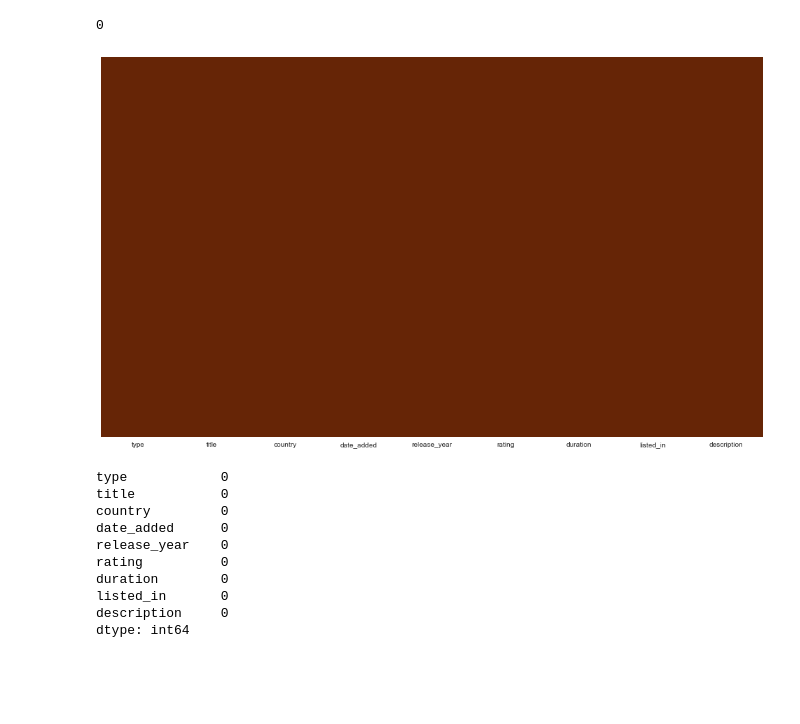
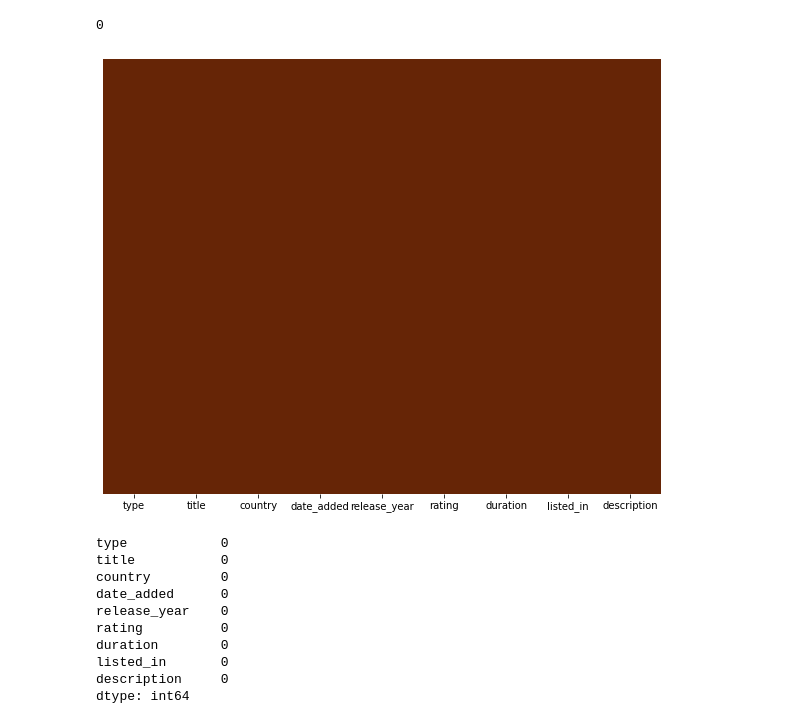
Before and after one commit to HunterKane/Netflix-Data-Analysis-, a Jupyter notebook: Netflix Movie Analysis .ipynb, the cells around one changed output. Cells and saved outputs as stored; diff of their text form; code cells hidden in the pictures; blank space fills up the shorter version.

```diff
--- a/Netflix Movie Analysis .ipynb
+++ b/Netflix Movie Analysis .ipynb
@@ -217,10 +222,10 @@ df['country'].isnull().sum()
 # %% [output]
 0
 # %%
-plt.figure(figsize=(17,10))
-sns.heatmap(df.isnull(), yticklabels=False, cbar=False, cmap='YlOrBr_r');
+plt.figure(figsize=(10,8))
+sns.heatmap(df.isnull(), yticklabels=False, cbar=False, cmap='CMRmap');
 # %% [output]
-[figure, old version]
+[figure, new version]
 # %%
 #Check entire df are 0 for missing values
 df.isnull().sum()
```
Also changed, not shown: parts of 13 cells of this notebook.
